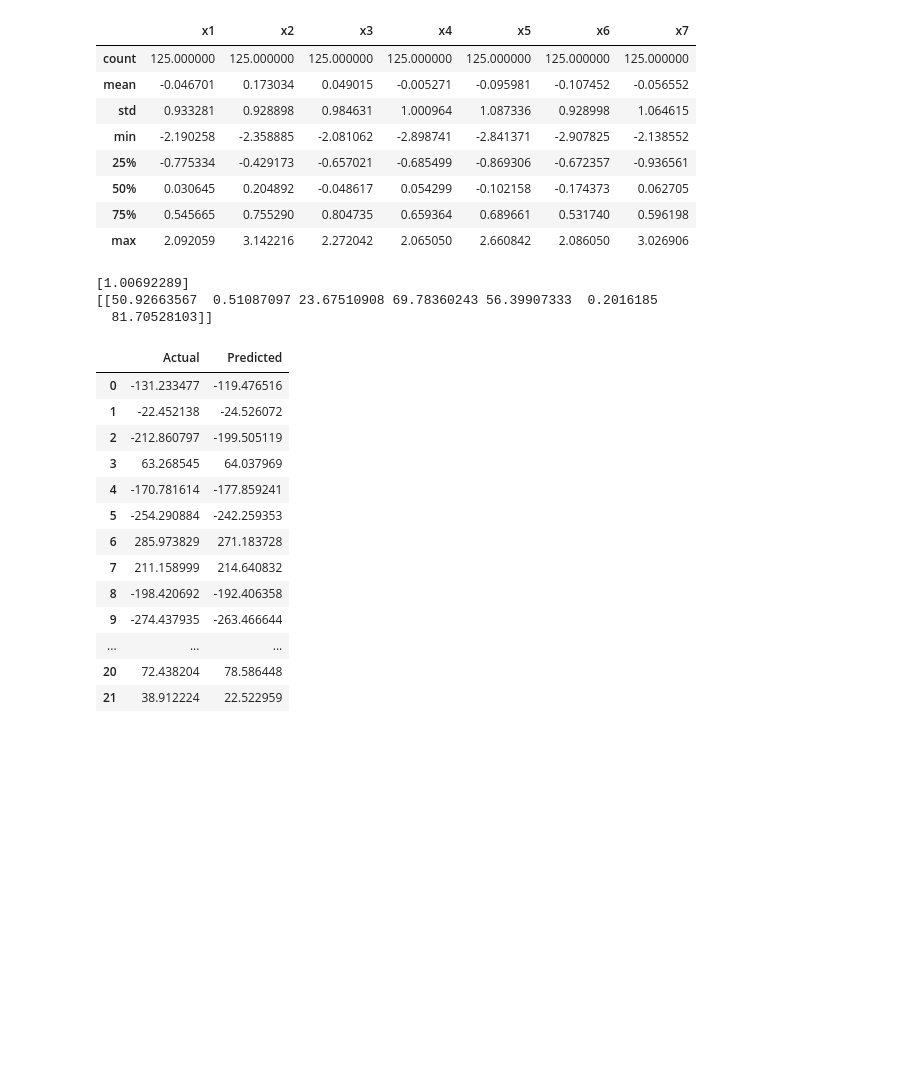
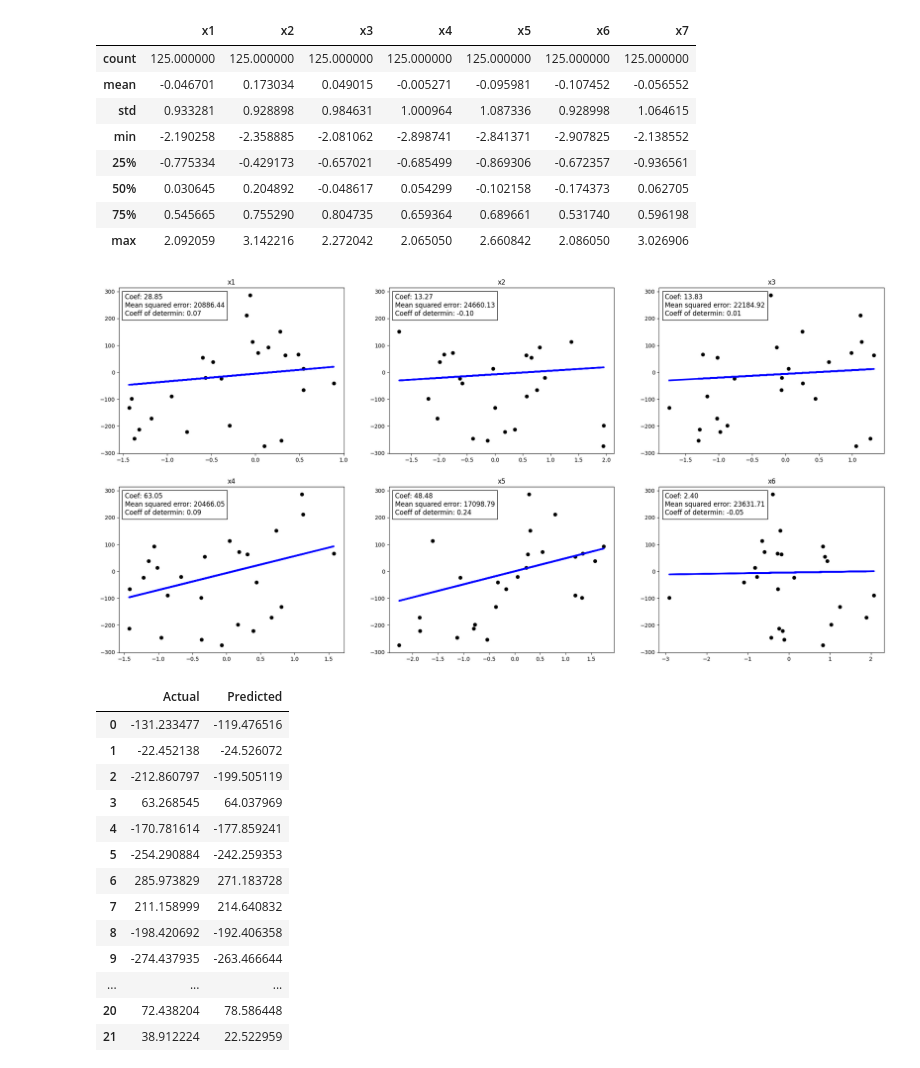
Before and after one commit to nik-boop/ML_course, a Jupyter notebook: MyWork/ML1.2_regression/ML1.2_regression.ipynb, the cells around one changed output. Saved outputs shown, nothing was run; the diff lists cells and outputs as text; code cells hidden in the pictures; blank space fills up the shorter version.

Commit message:
ML1.2_regression done

```diff
--- a/MyWork/ML1.2_regression/ML1.2_regression.ipynb
+++ b/MyWork/ML1.2_regression/ML1.2_regression.ipynb
@@ -69,10 +65,31 @@ pass
-# %%
-print(reg.intercept_)
-print(reg.coef_)
-# %% [output]
-[1.00692289]
-[[50.92663567  0.51087097 23.67510908 69.78360243 56.39907333  0.2016185
-  81.70528103]]
+# %%
+reg = linear_model.LinearRegression()
+
+regP = {
+    key: {
+        "reg": linear_model.LinearRegression(),
+        "Xtr": Xtr[key].to_numpy().reshape(-1, 1),
+        "Xt": Xt[key].to_numpy().reshape(-1, 1)
+    } for key in X.columns}
+# %%
+reg.fit(Xtr, Ytr)
+for key, components in regP.items():
+    components["reg"].fit(components["Xtr"], Ytr)
+# %%
+fig, axes = plt.subplots(nrows=2, ncols=3, figsize=(25,12), )
+for (key, components), ax in zip(regP.items(), fig.axes):
+    predict = components["reg"].predict(components["Xt"])
+    ax.scatter(components["Xt"], Yt, color="black")
+    ax.plot(components["Xt"], predict, color="blue", linewidth=3)
+    ax.set_title(key)
+    text = f'Coef: {components["reg"].coef_[0][0]:.2f}\n'+\
+           f'Mean squared error: {metrics.mean_squared_error(Yt, predict):.2f}\n'+\
+           f'Coeff of determin: {metrics.r2_score(Yt, predict):.2f}'
+    at = AnchoredText(text, prop=dict(size=12), loc='upper left')
+    ax.add_artist(at)
+plt.show()
+# %% [output]
+[figure, added]
 # %%
 Yp = reg.predict(Xt)
 # %%
```
Also changed, not shown: parts of 8 cells of this notebook.
